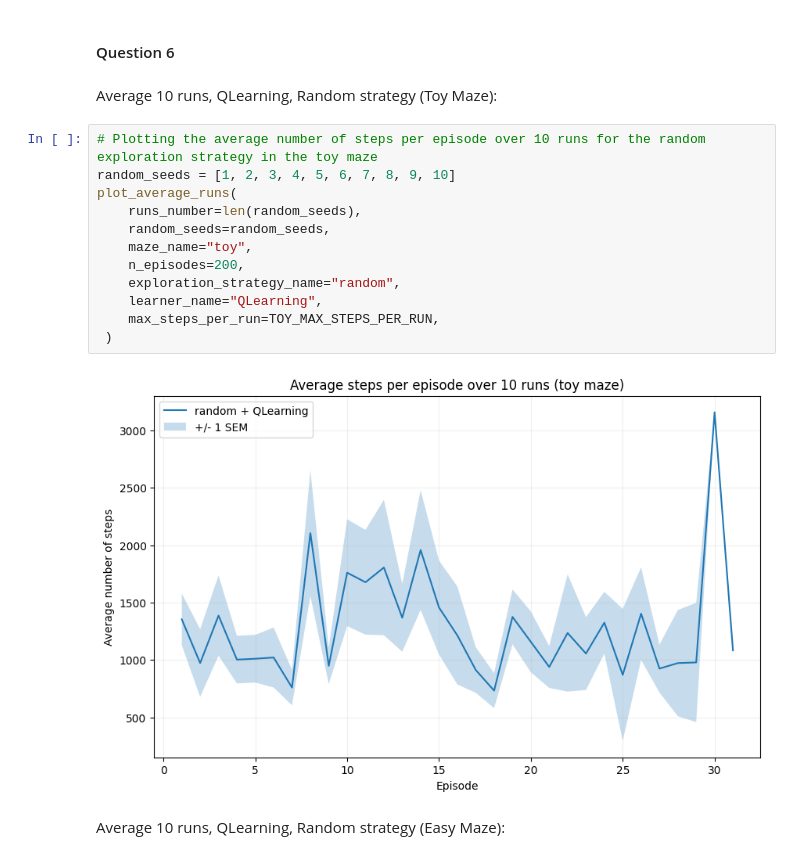
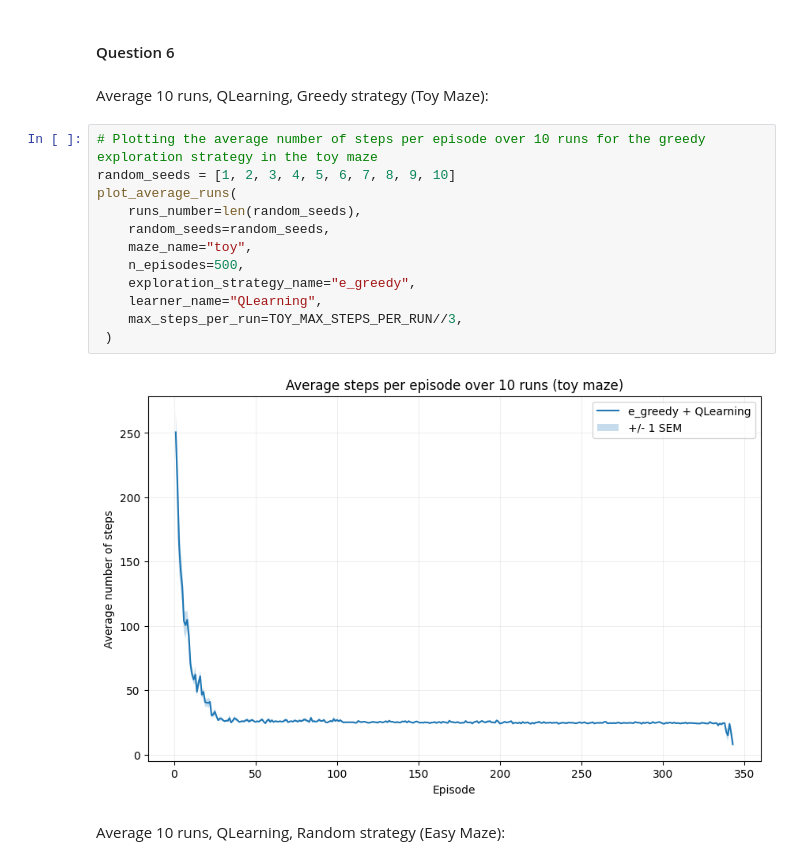
Before and after one commit to Pavel-77-ro/RL-Assignment, a Jupyter notebook: src/Main.ipynb, the cells around one changed output. Cells and saved outputs as stored; diff of their text form.

```diff
--- a/src/Main.ipynb
+++ b/src/Main.ipynb
@@ -847,21 +847,21 @@ Both updates use the required hyper-parameters: `alpha = 0.7`, `gamma = 0.9`, an
 # %% [markdown]
 #### Question 6
 # %% [markdown]
-Average 10 runs, QLearning, Random strategy (Toy Maze):
+Average 10 runs, QLearning, Greedy strategy (Toy Maze):
 # %%
-# Plotting the average number of steps per episode over 10 runs for the random exploration strategy in the toy maze
+# Plotting the average number of steps per episode over 10 runs for the greedy exploration strategy in the toy maze
 random_seeds = [1, 2, 3, 4, 5, 6, 7, 8, 9, 10]
 plot_average_runs(
     runs_number=len(random_seeds),
     random_seeds=random_seeds,
     maze_name="toy",
-    n_episodes=200,
-    exploration_strategy_name="random",
+    n_episodes=500,
+    exploration_strategy_name="e_greedy",
     learner_name="QLearning",
-    max_steps_per_run=TOY_MAX_STEPS_PER_RUN,
+    max_steps_per_run=TOY_MAX_STEPS_PER_RUN//3,
  )
 # %% [output]
-[figure, old version]
+[figure, new version]
 # %% [markdown]
 Average 10 runs, QLearning, Random strategy (Easy Maze):
 # %%
```
Also changed, not shown: parts of 6 cells of this notebook.
